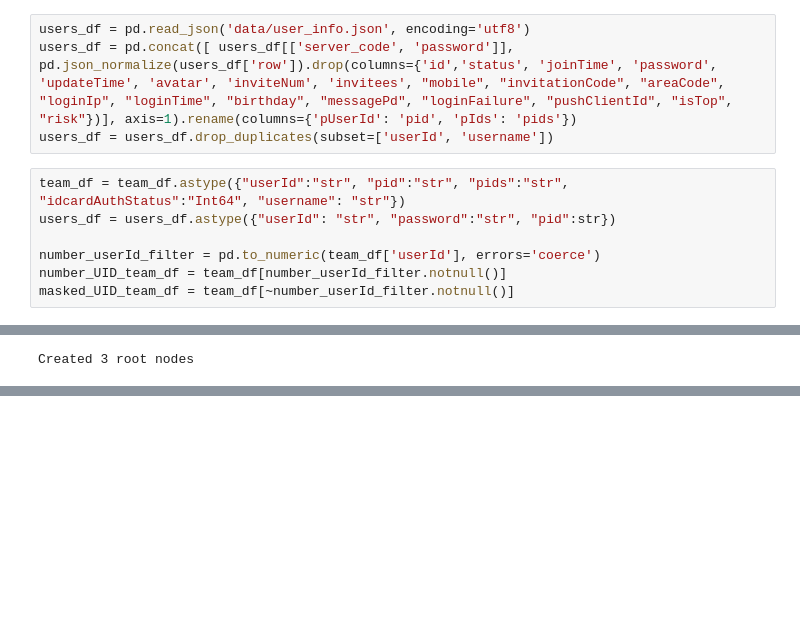
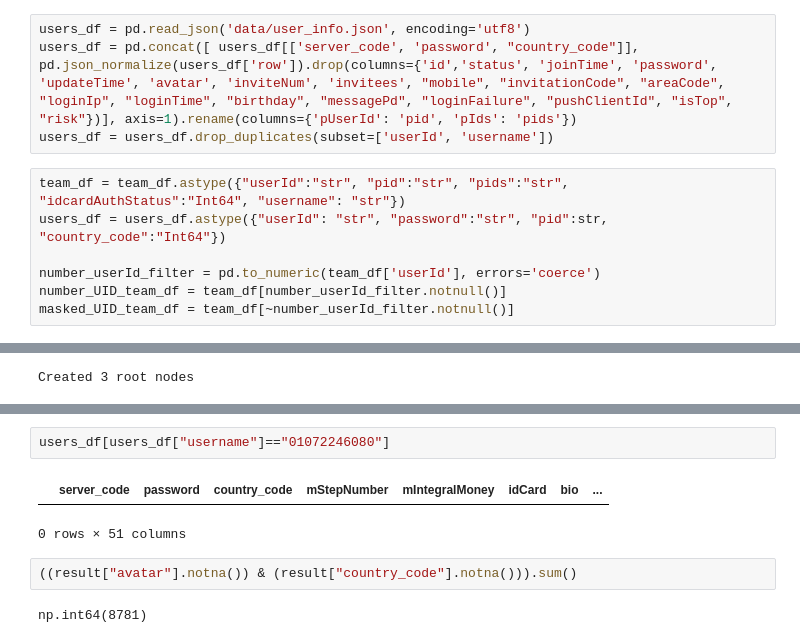
Before and after one commit to hoycch/Funcoffee_SortData, a Jupyter notebook: data_viewer.ipynb, the cells around one changed output, grey strips where cells are left out. Saved outputs shown, nothing was run; the diff lists cells and outputs as text; blank space fills up the shorter version.

```diff
--- a/data_viewer.ipynb
+++ b/data_viewer.ipynb
@@ -25,11 +25,11 @@ team_df['pid'] = team_df["pids"].str.split(',').str[-1]
 team_df = team_df.rename(columns={'teamName': 'username'}).drop(columns= ["personalInvestIsAuth"])
 # %%
 users_df = pd.read_json('data/user_info.json', encoding='utf8')
-users_df = pd.concat([ users_df[['server_code', 'password']], pd.json_normalize(users_df['row']).drop(columns={'id','status', 'joinTime', 'password', 'updateTime', 'avatar', 'inviteNum', 'invitees', "mobile", "invitationCode", "areaCode", "loginIp", "loginTime", "birthday", "messagePd", "loginFailure", "pushClientId", "isTop", "risk"})], axis=1).rename(columns={'pUserId': 'pid', 'pIds': 'pids'})
+users_df = pd.concat([ users_df[['server_code', 'password', "country_code"]], pd.json_normalize(users_df['row']).drop(columns={'id','status', 'joinTime', 'password', 'updateTime', 'avatar', 'inviteNum', 'invitees', "mobile", "invitationCode", "areaCode", "loginIp", "loginTime", "birthday", "messagePd", "loginFailure", "pushClientId", "isTop", "risk"})], axis=1).rename(columns={'pUserId': 'pid', 'pIds': 'pids'})
 users_df = users_df.drop_duplicates(subset=['userId', 'username'])
 # %%
 team_df = team_df.astype({"userId":"str", "pid":"str", "pids":"str", "idcardAuthStatus":"Int64", "username": "str"})
-users_df = users_df.astype({"userId": "str", "password":"str", "pid":str})
+users_df = users_df.astype({"userId": "str", "password":"str", "pid":str, "country_code":"Int64"})
 
 number_userId_filter = pd.to_numeric(team_df['userId'], errors='coerce')
 number_UID_team_df = team_df[number_userId_filter.notnull()]
@@ -451,0 +544,9 @@ Created 3 root nodes
+# %%
+users_df[users_df["username"]=="01072246080"]
+# %% [output]
+|  | server_code | password | country_code | mStepNumber | mIntegralMoney | idCard | bio | ... |
+0 rows × 51 columns
+# %%
+((result["avatar"].notna()) & (result["country_code"].notna())).sum()
+# %% [output]
+np.int64(8781)
```
Also changed, not shown: parts of 21 cells of this notebook, 3 other files.
